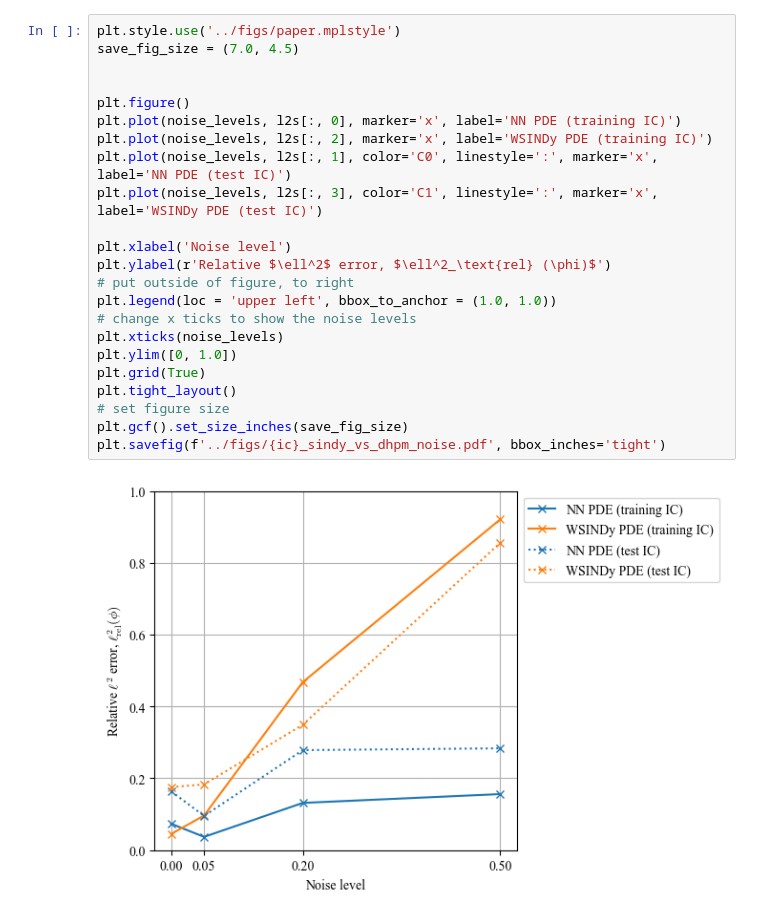
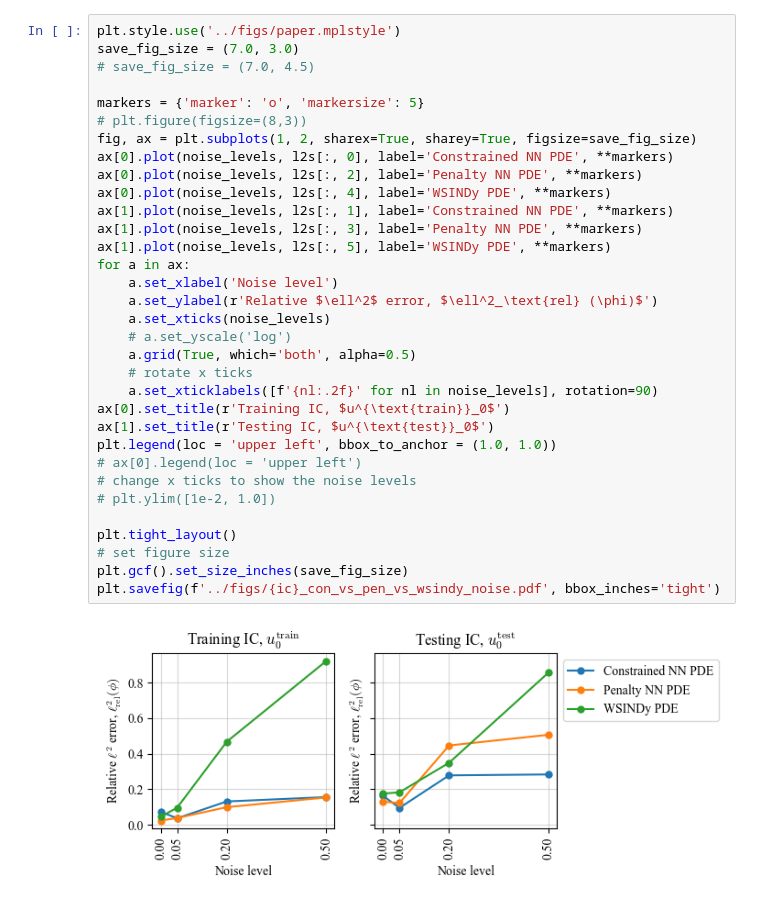
Before and after one commit to gnorman7/constrained_nn_eq_discovery, a Jupyter notebook: notebooks/validate_and_compare.ipynb, the cells around one changed output. Cells and saved outputs as stored; diff of their text form.

Commit message:
sine-gordon penalty method training, models, and comparison

```diff
--- a/notebooks/validate_and_compare.ipynb
+++ b/notebooks/validate_and_compare.ipynb
@@ -147,26 +174,36 @@ L2 error on true data (SINDy): 0.9209910035133362
 L2 error on test data (SINDy): 0.8558272123336792
 # %%
 plt.style.use('../figs/paper.mplstyle')
-save_fig_size = (7.0, 4.5)
+save_fig_size = (7.0, 3.0)
+# save_fig_size = (7.0, 4.5)
 
+markers = {'marker': 'o', 'markersize': 5}
+# plt.figure(figsize=(8,3))
+fig, ax = plt.subplots(1, 2, sharex=True, sharey=True, figsize=save_fig_size)
+ax[0].plot(noise_levels, l2s[:, 0], label='Constrained NN PDE', **markers)
+ax[0].plot(noise_levels, l2s[:, 2], label='Penalty NN PDE', **markers)
+ax[0].plot(noise_levels, l2s[:, 4], label='WSINDy PDE', **markers)
+ax[1].plot(noise_levels, l2s[:, 1], label='Constrained NN PDE', **markers)
+ax[1].plot(noise_levels, l2s[:, 3], label='Penalty NN PDE', **markers)
+ax[1].plot(noise_levels, l2s[:, 5], label='WSINDy PDE', **markers)
+for a in ax:
+    a.set_xlabel('Noise level')
+    a.set_ylabel(r'Relative $\ell^2$ error, $\ell^2_\text{rel} (\phi)$')
+    a.set_xticks(noise_levels)
+    # a.set_yscale('log')
+    a.grid(True, which='both', alpha=0.5)
+    # rotate x ticks
+    a.set_xticklabels([f'{nl:.2f}' for nl in noise_levels], rotation=90)
+ax[0].set_title(r'Training IC, $u^{\text{train}}_0$')
+ax[1].set_title(r'Testing IC, $u^{\text{test}}_0$')
+plt.legend(loc = 'upper left', bbox_to_anchor = (1.0, 1.0))
+# ax[0].legend(loc = 'upper left')
+# change x ticks to show the noise levels
+# plt.ylim([1e-2, 1.0])
 
-plt.figure()
-plt.plot(noise_levels, l2s[:, 0], marker='x', label='NN PDE (training IC)')
-plt.plot(noise_levels, l2s[:, 2], marker='x', label='WSINDy PDE (training IC)')
-plt.plot(noise_levels, l2s[:, 1], color='C0', linestyle=':', marker='x', label='NN PDE (test IC)')
-plt.plot(noise_levels, l2s[:, 3], color='C1', linestyle=':', marker='x', label='WSINDy PDE (test IC)')
-
-plt.xlabel('Noise level')
-plt.ylabel(r'Relative $\ell^2$ error, $\ell^2_\text{rel} (\phi)$')
-# put outside of figure, to right
-plt.legend(loc = 'upper left', bbox_to_anchor = (1.0, 1.0))
-# change x ticks to show the noise levels
-plt.xticks(noise_levels)
-plt.ylim([0, 1.0])
-plt.grid(True)
 plt.tight_layout()
 # set figure size
 plt.gcf().set_size_inches(save_fig_size)
-plt.savefig(f'../figs/{ic}_sindy_vs_dhpm_noise.pdf', bbox_inches='tight')
+plt.savefig(f'../figs/{ic}_con_vs_pen_vs_wsindy_noise.pdf', bbox_inches='tight')
 # %% [output]
-[figure, old version]
+[figure, new version]
```
Also changed, not shown: parts of 1 cell of this notebook, 49 other files.
